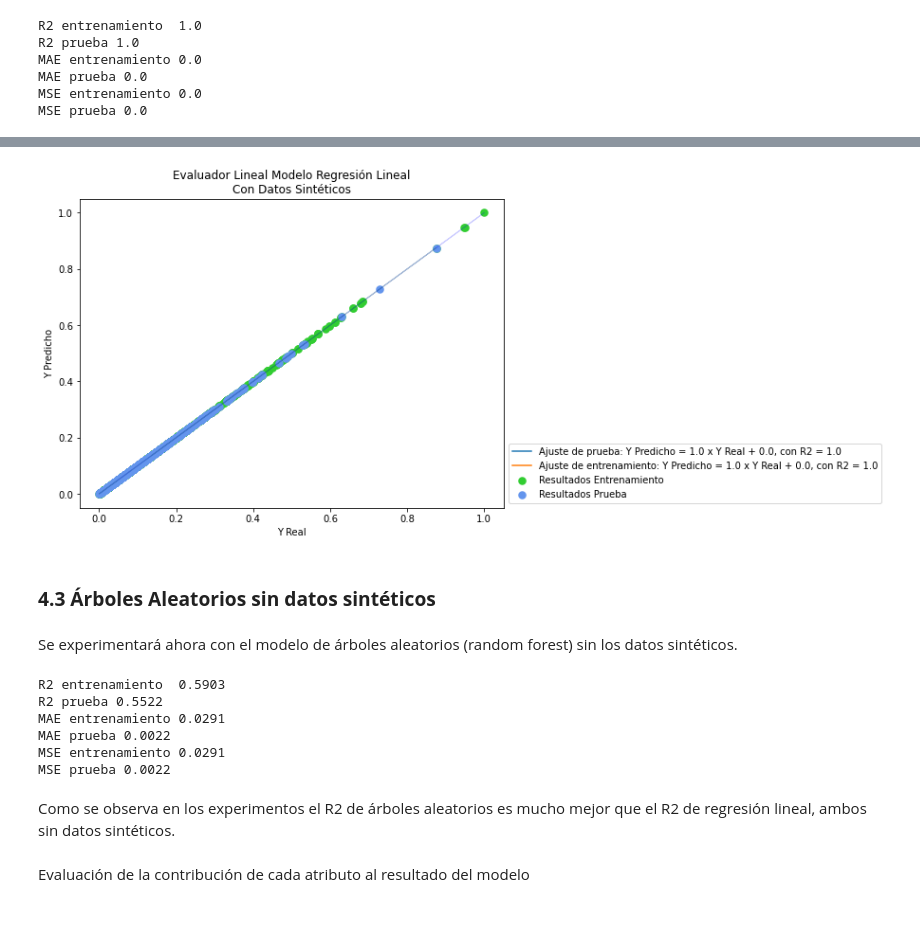
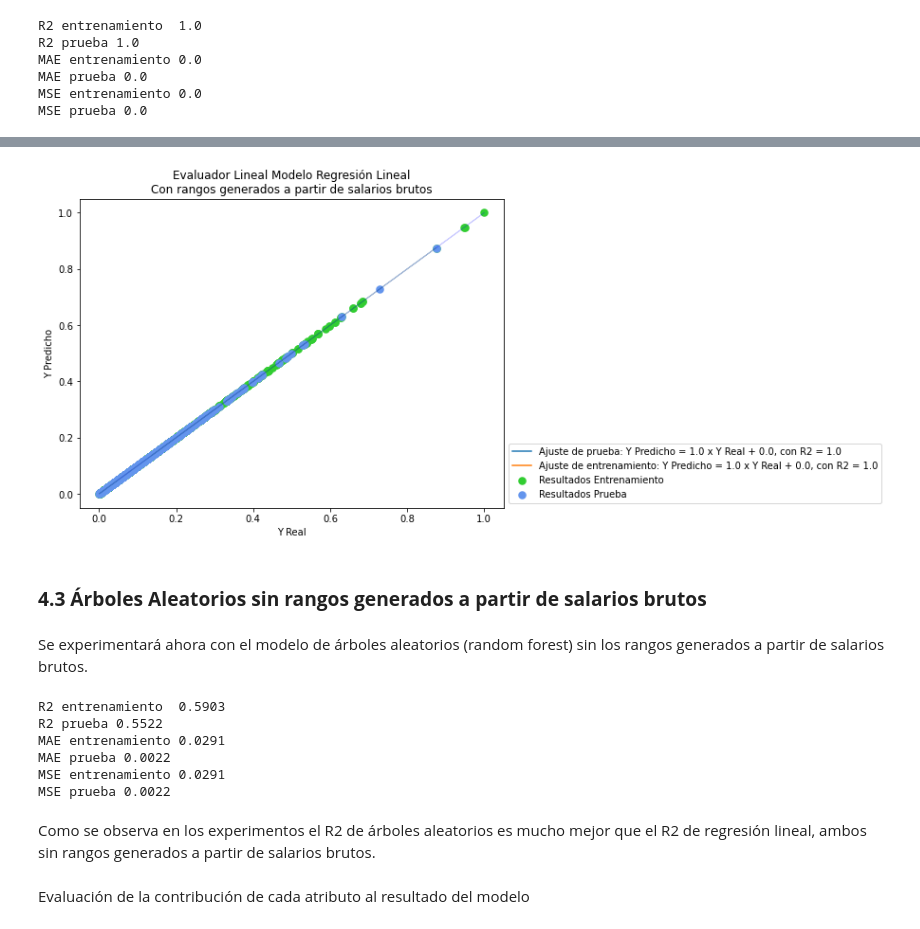
Before and after one commit to jorgeBulgarelli/Tareas_Ciencia_Datos_2, a Jupyter notebook: Proyecto Final Aprendizaje Automatico TEC - Edwin Mejia y Jorge Bulgarelli.ipynb, the cells around one changed output, grey strips where cells are left out. Drawn from its saved outputs; the diff is of its cells as text; code cells hidden in the pictures.

```diff
--- a/Proyecto Final Aprendizaje Automatico TEC - Edwin Mejia y Jorge Bulgarelli.ipynb
+++ b/Proyecto Final Aprendizaje Automatico TEC - Edwin Mejia y Jorge Bulgarelli.ipynb
@@ -694,33 +694,33 @@ y_entrenamiento = Y_real_entrenamiento * m_entrenamiento + b_entrenamiento
 # %%
 # Gráfico Evaluador Lineal
 
 plt.figure(figsize=(8,6))
 
-plt.title('Evaluador Lineal Modelo Regresión Lineal\nCon Datos Sintéticos')
+plt.title('Evaluador Lineal Modelo Regresión Lineal\nCon rangos generados a partir de salarios brutos')
 
 plt.scatter(Y_real_entrenamiento, Y_predicho_entrenamiento, color='limegreen', linewidth=2.5, label = "Resultados Entrenamiento")
 plt.scatter(Y_real_prueba, Y_predicho_prueba, color='cornflowerblue', linewidth=2.5, label = "Resultados Prueba")
 
 plt.plot(Y_real_prueba, y_prueba, color='green', linewidth=1, alpha = 0.2)
 plt.plot(Y_real_entrenamiento, y_entrenamiento, color='blue', linewidth=1, alpha = 0.2)
 
 plt.plot([], [], '-', label=f"Ajuste de prueba: Y Predicho = {np.round(m_prueba, 2)} x Y Real + {np.round(b_prueba, 2)}, con R2 = {np.round(r2_score(Y_real_prueba, Y_predicho_prueba), 2)}")
 plt.plot([], [], '-', label=f"Ajuste de entrenamiento: Y Predicho = {np.round(m_entrenamiento, 2)} x Y Real + {np.round(b_entrenamiento, 2)}, con R2 = {np.round(r2_score(Y_real_prueba, Y_predicho_prueba), 2)}")
 plt.legend()
 
 plt.xlabel("Y Real") #eje x
 plt.ylabel("Y Predicho") #eje y
 
 # Reubicar leyenda del gráfico
 plt.legend(bbox_to_anchor=(1,0), loc = 'lower left')
 
 plt.show()
 # %% [output]
-[figure, old version]
+[figure, new version]
 # %% [markdown]
-### **4.3 Árboles Aleatorios sin datos sintéticos**
+### **4.3 Árboles Aleatorios sin rangos generados a partir de salarios brutos**
 # %% [markdown]
-Se experimentará ahora con el modelo de árboles aleatorios (random forest) sin los datos sintéticos.
+Se experimentará ahora con el modelo de árboles aleatorios (random forest) sin los rangos generados a partir de salarios brutos.
 # %%
 # Asignar modelo a variable y entrenar modelo
 Modelo_RandomForest = RandomForestRegressor(n_estimators = 60, min_samples_split = 12, min_samples_leaf = 1,
@@ -746,7 +746,7 @@ MAE prueba 0.0022
 MSE entrenamiento 0.0291
 MSE prueba 0.0022
 # %% [markdown]
-Como se observa en los experimentos el R2 de árboles aleatorios es mucho mejor que el R2 de regresión lineal, ambos sin datos sintéticos.
+Como se observa en los experimentos el R2 de árboles aleatorios es mucho mejor que el R2 de regresión lineal, ambos sin rangos generados a partir de salarios brutos.
 # %% [markdown]
 Evaluación de la contribución de cada atributo al resultado del modelo
 # %%
```
Also changed, not shown: parts of 30 cells of this notebook.
